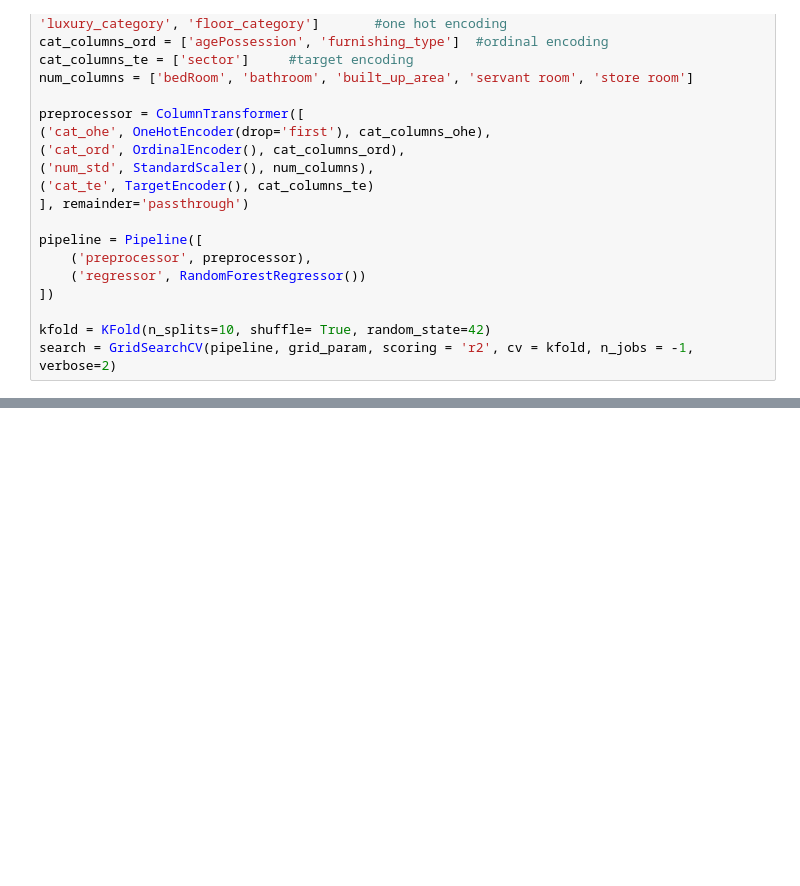
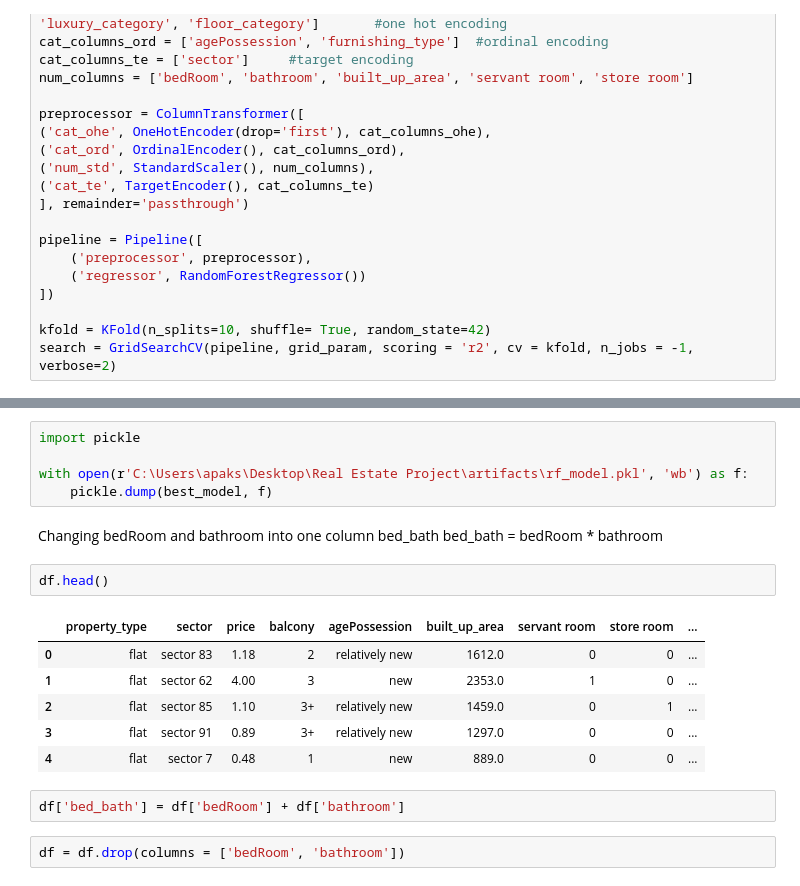
Before and after one commit to akshaypratap008/Real-Estate-Project, a Jupyter notebook: notebooks/model-training-and-model-selection/11_hyperparameter_tunning1.ipynb, the cells around one changed output, grey strips where cells are left out. Cells and saved outputs as stored; diff of their text form; blank space fills up the shorter version.

```diff
--- a/notebooks/model-training-and-model-selection/11_hyperparameter_tunning1.ipynb
+++ b/notebooks/model-training-and-model-selection/11_hyperparameter_tunning1.ipynb
@@ -230,0 +261,21 @@ Fitting 10 folds for each of 108 candidates, totalling 1080 fits
+# %%
+import pickle
+
+with open(r'C:\Users\apaks\Desktop\Real Estate Project\artifacts\rf_model.pkl', 'wb') as f:
+    pickle.dump(best_model, f)
+# %% [markdown]
+Changing bedRoom and bathroom into one column bed_bath
+bed_bath = bedRoom * bathroom
+# %%
+df.head()
+# %% [output]
+|  | property_type | sector | price | balcony | agePossession | built_up_area | servant room | store room | ... |
+| 0 | flat | sector 83 | 1.18 | 2 | relatively new | 1612.0 | 0 | 0 | ... |
+| 1 | flat | sector 62 | 4.00 | 3 | new | 2353.0 | 1 | 0 | ... |
+| 2 | flat | sector 85 | 1.10 | 3+ | relatively new | 1459.0 | 0 | 1 | ... |
+| 3 | flat | sector 91 | 0.89 | 3+ | relatively new | 1297.0 | 0 | 0 | ... |
+| 4 | flat | sector 7 | 0.48 | 1 | new | 889.0 | 0 | 0 | ... |
+# %%
+df['bed_bath'] = df['bedRoom'] + df['bathroom']
+# %%
+df = df.drop(columns = ['bedRoom', 'bathroom'])
```
Also changed, not shown: parts of 31 cells of this notebook, 15 other files.
